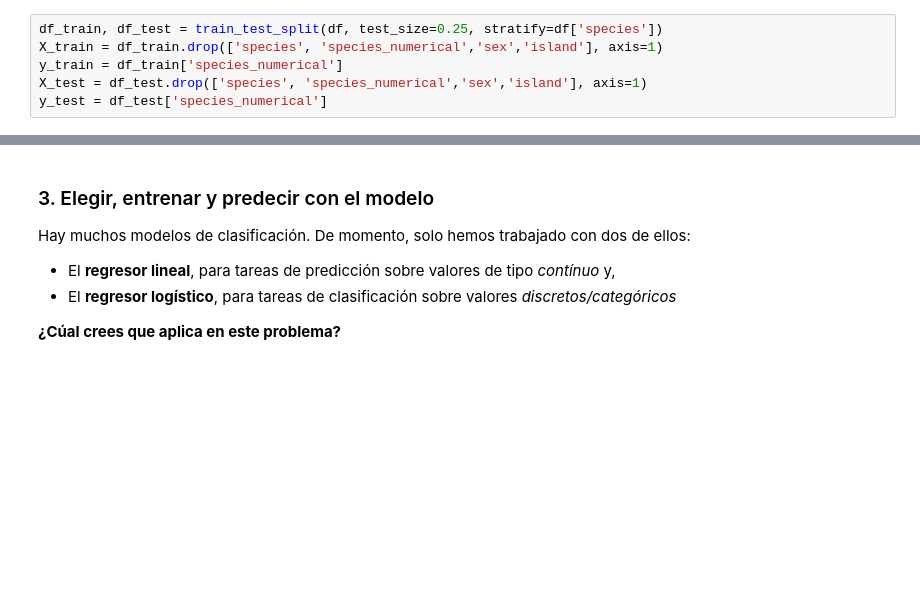
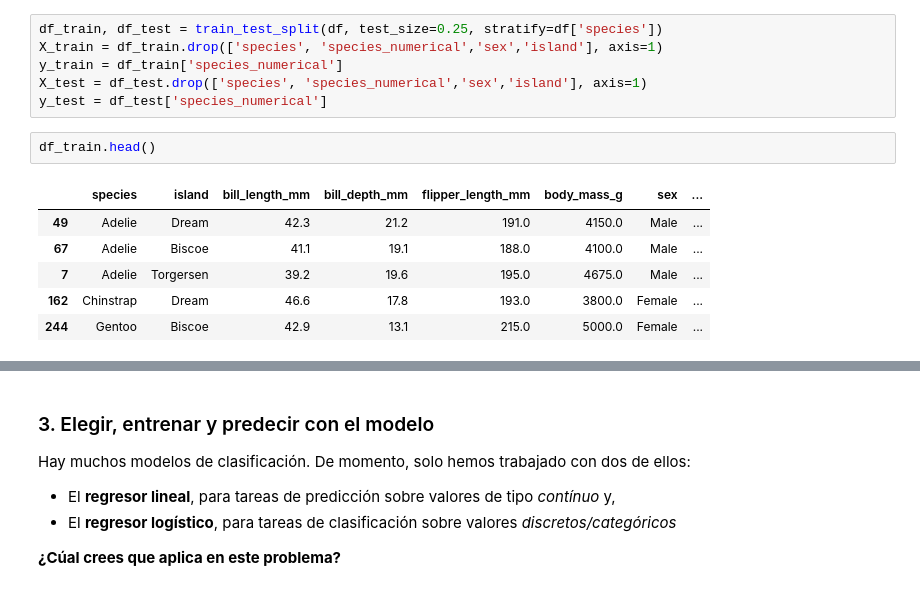
Before and after one commit to jmrodriguez2552/CEDAPY_25_26, a Jupyter notebook: ANALISIS_DATOS_PYTHON/NOTEBOOKS/EJERCICIOS/5101_EJERCICIO-3_EDA_Pinguinos.ipynb, the cells around one changed output, grey strips where cells are left out. Cells and saved outputs as stored; diff of their text form; blank space fills up the shorter version.

```diff
--- a/ANALISIS_DATOS_PYTHON/NOTEBOOKS/EJERCICIOS/5101_EJERCICIO-3_EDA_Pinguinos.ipynb
+++ b/ANALISIS_DATOS_PYTHON/NOTEBOOKS/EJERCICIOS/5101_EJERCICIO-3_EDA_Pinguinos.ipynb
@@ -305,3 +313,12 @@ X_train = df_train.drop(['species', 'species_numerical','sex','island'], axis=1)
 y_train = df_train['species_numerical']
 X_test = df_test.drop(['species', 'species_numerical','sex','island'], axis=1)
 y_test = df_test['species_numerical']
+# %%
+df_train.head()
+# %% [output]
+|  | species | island | bill_length_mm | bill_depth_mm | flipper_length_mm | body_mass_g | sex | ... |
+| 49 | Adelie | Dream | 42.3 | 21.2 | 191.0 | 4150.0 | Male | ... |
+| 67 | Adelie | Biscoe | 41.1 | 19.1 | 188.0 | 4100.0 | Male | ... |
+| 7 | Adelie | Torgersen | 39.2 | 19.6 | 195.0 | 4675.0 | Male | ... |
+| 162 | Chinstrap | Dream | 46.6 | 17.8 | 193.0 | 3800.0 | Female | ... |
+| 244 | Gentoo | Biscoe | 42.9 | 13.1 | 215.0 | 5000.0 | Female | ... |
```
Also changed, not shown: parts of 4 cells of this notebook, 5 other files.
